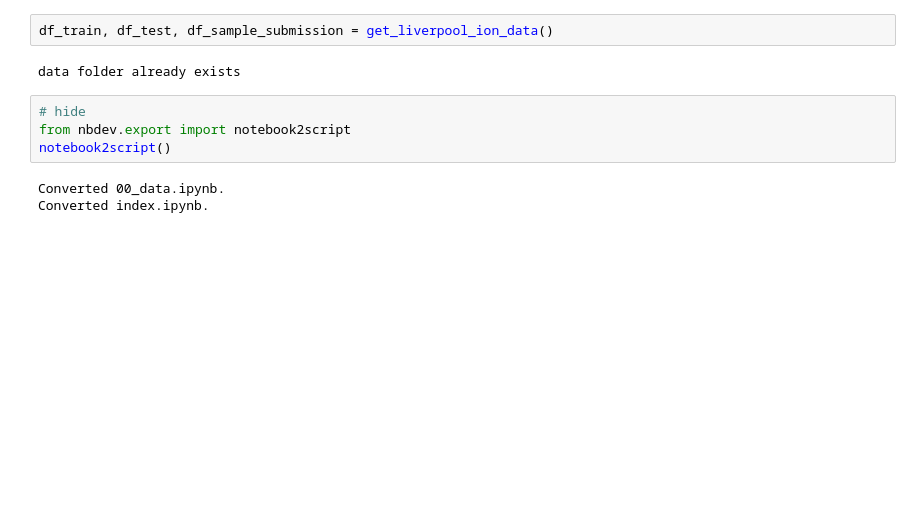
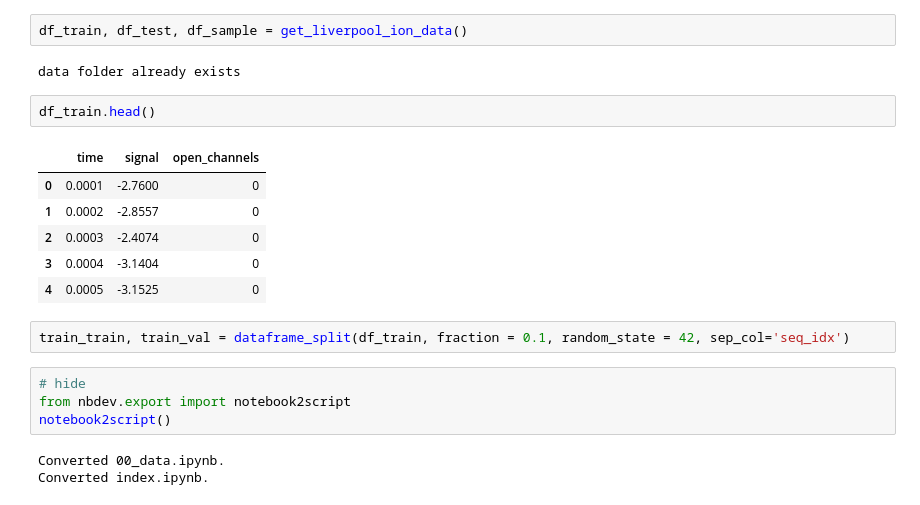
Before and after one commit to ImmoNathanael/time_series_segmentation, a Jupyter notebook: index.ipynb, the cells around one changed output. Drawn from its saved outputs; the diff is of its cells as text; blank space fills up the shorter version.

```diff
--- a/index.ipynb
+++ b/index.ipynb
@@ -20,9 +16,20 @@ This file will become your README and also the index of your documentation.
 # %% [markdown]
 Fill me in please! Don't forget code examples:
 # %%
-df_train, df_test, df_sample_submission = get_liverpool_ion_data()
+df_train, df_test, df_sample = get_liverpool_ion_data()
 # %% [output]
 data folder already exists
+# %%
+df_train.head()
+# %% [output]
+|  | time | signal | open_channels |
+| 0 | 0.0001 | -2.7600 | 0 |
+| 1 | 0.0002 | -2.8557 | 0 |
+| 2 | 0.0003 | -2.4074 | 0 |
+| 3 | 0.0004 | -3.1404 | 0 |
+| 4 | 0.0005 | -3.1525 | 0 |
+# %%
+train_train, train_val = dataframe_split(df_train, fraction = 0.1, random_state = 42, sep_col='seq_idx')
 # %%
 # hide
 from nbdev.export import notebook2script
```
Also changed, not shown: parts of 2 cells of this notebook, 3 other files.
